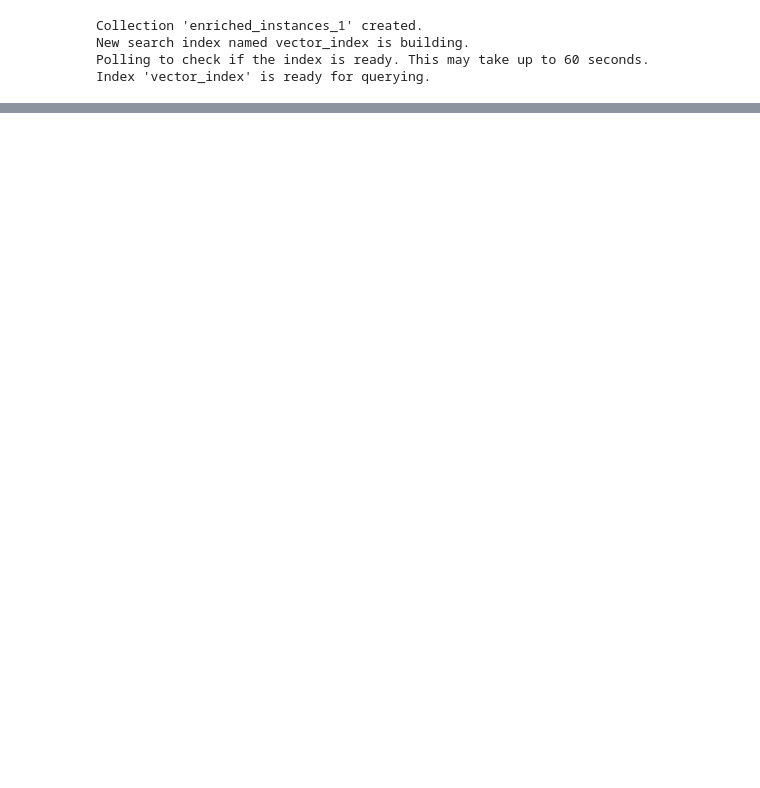
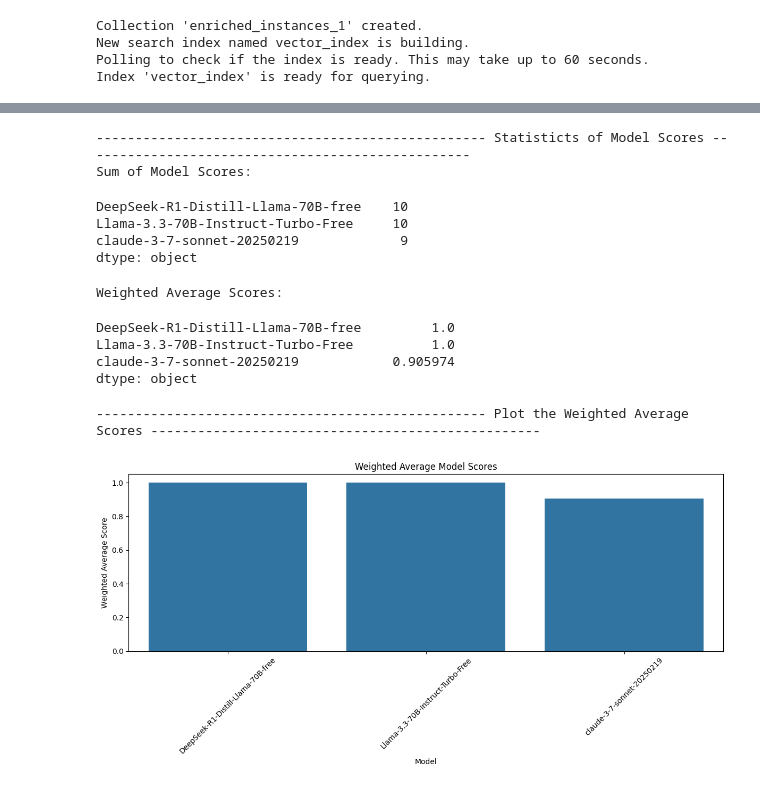
Before and after one commit to sina-behnam/MA_text2SQL, a Jupyter notebook: DataSampling/src/models/pipeline/selection.ipynb, the cells around one changed output, grey strips where cells are left out. Saved outputs shown, nothing was run; the diff lists cells and outputs as text; code cells hidden in the pictures; blank space fills up the shorter version.

```diff
--- a/DataSampling/src/models/pipeline/selection.ipynb
+++ b/DataSampling/src/models/pipeline/selection.ipynb
@@ -212,0 +288,42 @@ Table: customers Description: nan DDL: CREATE TABLE customers
+# %%
+def weighted_average_score(df):
+    # Calculate the weighted average score
+    weights = df['score']
+    model_scores = df.drop(columns=['score'])
+
+    print(50 * '-', "Statisticts of Model Scores", 50 * '-')
+    # print the sum of model scores
+    model_scores_sum = model_scores.sum(axis=0)
+    print("Sum of Model Scores: ")
+    display(model_scores_sum)
+    weighted_avg_scores = (model_scores.T * weights).sum(axis=1) / weights.sum()
+    # Sort the scores
+    print("Weighted Average Scores: ")
+    display(weighted_avg_scores.sort_values(ascending=False))
+    print(50 * '-', "Plot the Weighted Average Scores", 50 * '-')
+    # Create a bar plot
+    plt.figure(figsize=(12, 6))
+    sns.barplot(x=weighted_avg_scores.index, y=weighted_avg_scores.values)
+    plt.title('Weighted Average Model Scores')
+    plt.xlabel('Model')
+    plt.ylabel('Weighted Average Score')
+    plt.xticks(rotation=45)
+    plt.tight_layout()
+    plt.show()
+
+
+weighted_average_score(model_execution_df)
+# %% [output]
+-------------------------------------------------- Statisticts of Model Scores --------------------------------------------------
+Sum of Model Scores:
+DeepSeek-R1-Distill-Llama-70B-free    10
+Llama-3.3-70B-Instruct-Turbo-Free     10
+claude-3-7-sonnet-20250219             9
+dtype: object
+Weighted Average Scores:
+DeepSeek-R1-Distill-Llama-70B-free         1.0
+Llama-3.3-70B-Instruct-Turbo-Free          1.0
+claude-3-7-sonnet-20250219            0.905974
+dtype: object
+-------------------------------------------------- Plot the Weighted Average Scores --------------------------------------------------
+[figure, added]
```
Also changed, not shown: parts of 10 cells of this notebook.
